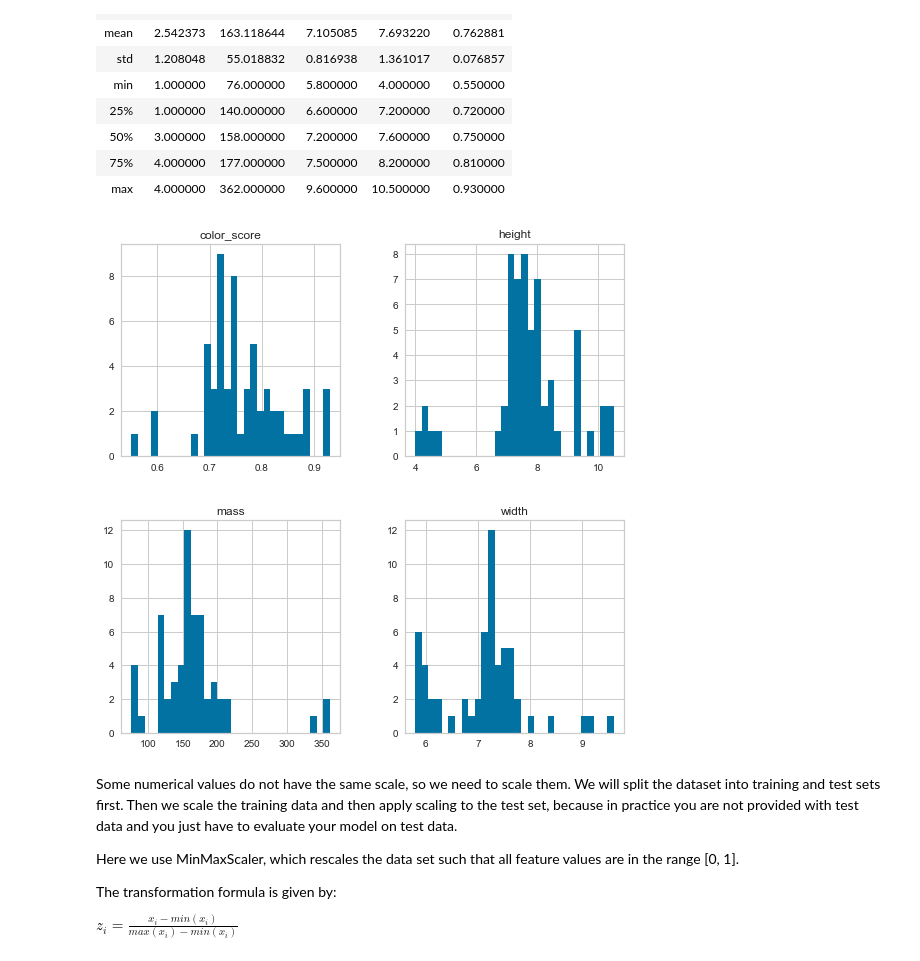
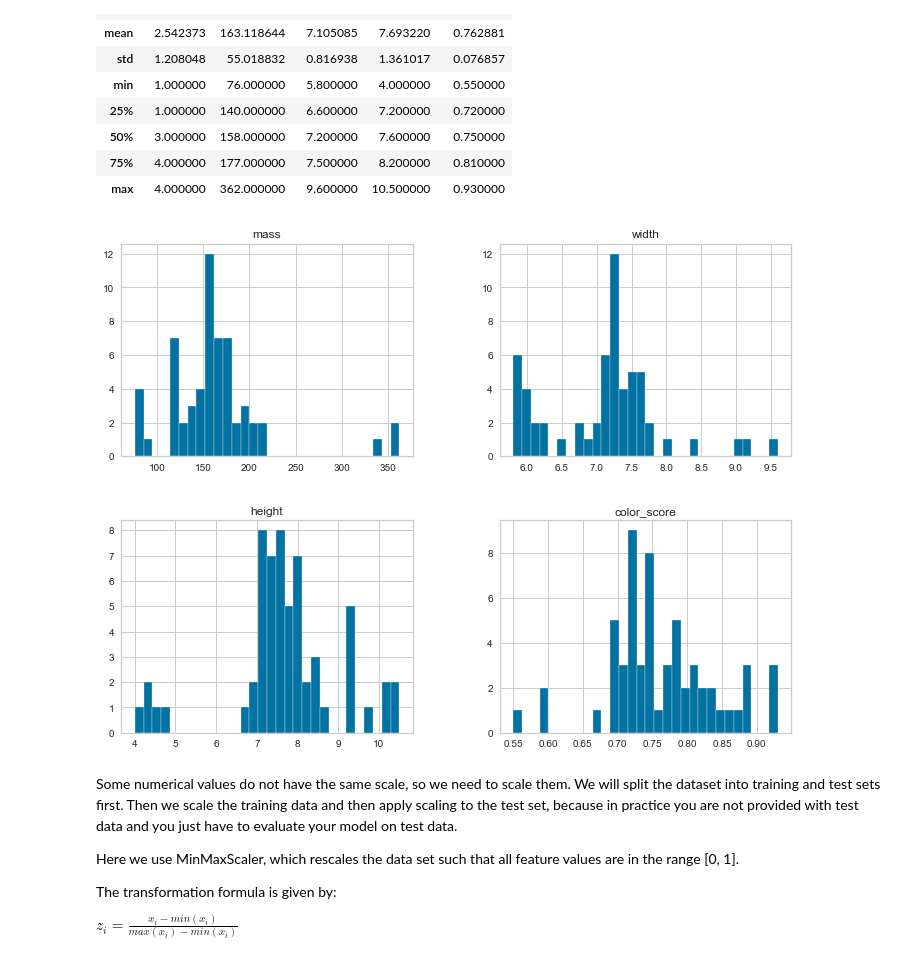
Before and after one commit to juliazhu09/Python4ML, a Jupyter notebook: Python for Machine Learning.ipynb, the cells around one changed output. Drawn from its saved outputs; the diff is of its cells as text; code cells hidden in the pictures.

```diff
--- a/Python for Machine Learning.ipynb
+++ b/Python for Machine Learning.ipynb
@@ -321,9 +293,9 @@ print(fruits.shape)
 # %% [markdown]
 We have four types of fruits in the dataset: apple, mandarin, orange, and lemon.
 # %%
-fruits.groupby('fruit_name').size()
 import seaborn as sns
 import matplotlib.pyplot as plt
-sns.countplot(fruits['fruit_name'], color='b', label='Count')
+sns.set_style("whitegrid")
+sns.catplot(x='fruit_name',  kind='count', color='b', data=fruits)
 plt.show()
 # %% [output]
@@ -351,10 +323,10 @@ fruits.describe()
 # %%
 #histogram for each numeric imput variable
 from scipy.stats import norm
-fruits.drop('fruit_label', axis=1).hist(bins=30, figsize=(9,9))
+fruits.drop('fruit_label', axis=1).hist(bins=30, figsize=(12,9))
 plt.show()
 # %% [output]
-[figure, old version]
+[figure, new version]
 # %% [markdown]
 Some numerical values do not have the same scale, so we need to scale them. We will split the dataset into training and test sets first. Then we scale the training data and then apply scaling to the test set, because in practice you are not provided with test data and you just have to evaluate your model on test data.
 
```
Also changed, not shown: parts of 56 cells of this notebook.
